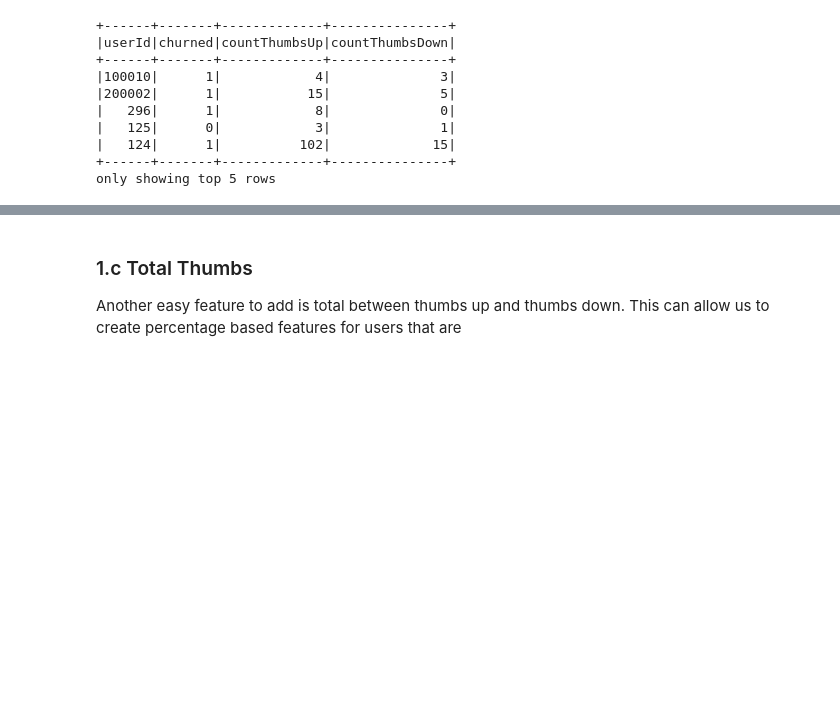
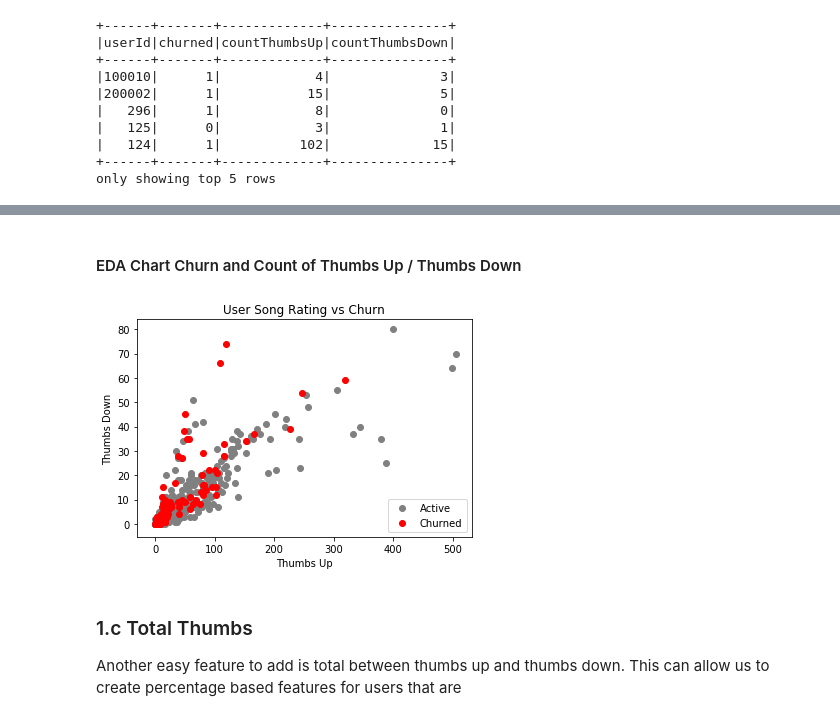
Before and after one commit to hunterkempf/Sparkify_Churn, a Jupyter notebook: Spark-Capstone-ML.ipynb, the cells around one changed output, grey strips where cells are left out. Drawn from its saved outputs; the diff is of its cells as text; code cells hidden in the pictures; blank space fills up the shorter version.

```diff
--- a/Spark-Capstone-ML.ipynb
+++ b/Spark-Capstone-ML.ipynb
@@ -282,3 +351,20 @@ only showing top 5 rows
+# %% [markdown]
+#### EDA Chart Churn and Count of Thumbs Up / Thumbs Down
+# %%
+eda = user_labeled_df.toPandas()
+churn = eda[eda.churned==1]
+noChurn = eda[eda.churned==0]
+
+plt.scatter(noChurn.countThumbsUp,noChurn.countThumbsDown,color='gray',label='Active')
+plt.scatter(churn.countThumbsUp,churn.countThumbsDown,color='red',label='Churned')
+
+plt.ylabel('Thumbs Down')
+plt.xlabel('Thumbs Up')
+plt.title('User Song Rating vs Churn')
+plt.legend(loc='lower right')
+plt.show()
+# %% [output]
+[figure, added]
 # %% [markdown]
 ### 1.c Total Thumbs
 Another easy feature to add is total between thumbs up and thumbs down. This can allow us to create percentage based features for users that are
```
Also changed, not shown: parts of 33 cells of this notebook.
